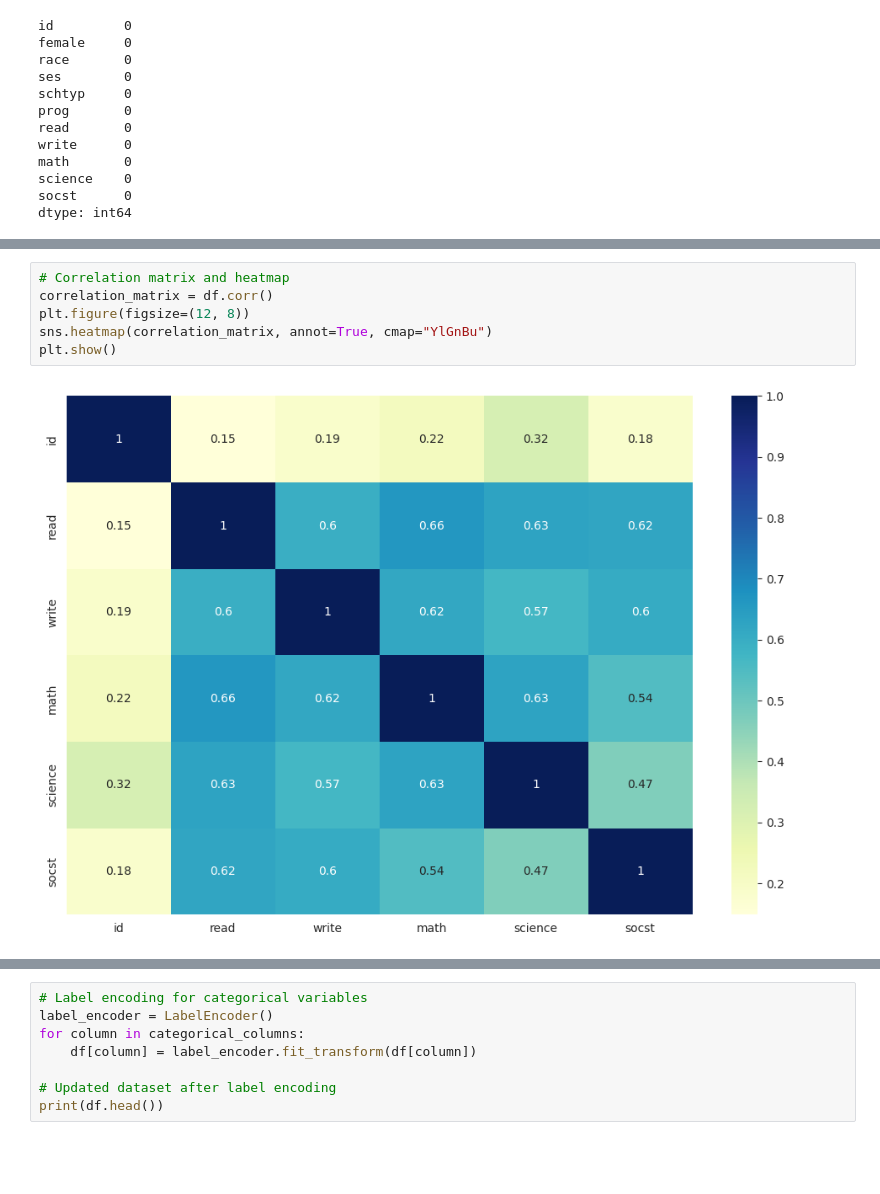
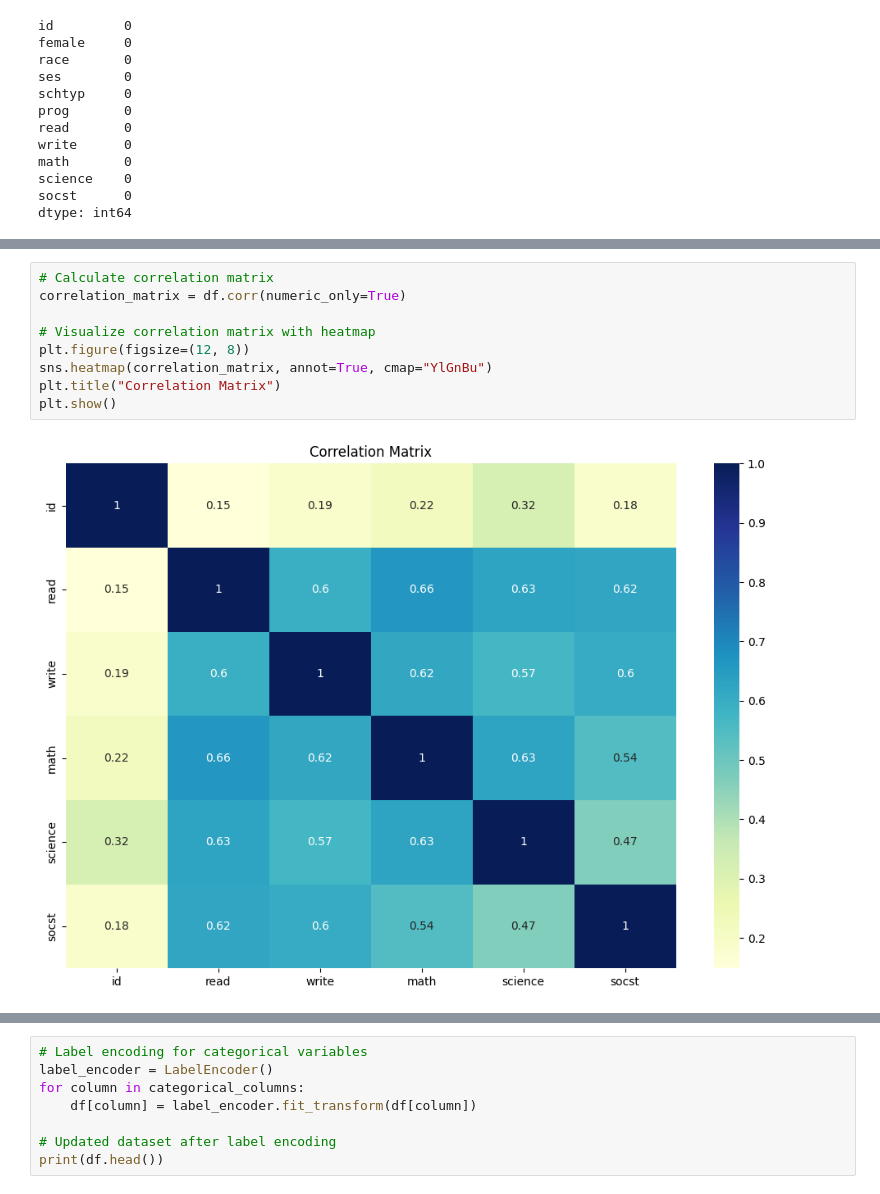
Before and after one commit to KenDaupsey/Exploratory-Data-Analysis-EDA-, a Jupyter notebook: Exploratory_Data_Analysis_(EDA)_4.ipynb, the cells around one changed output, grey strips where cells are left out. Cells and saved outputs as stored; diff of their text form; blank space fills up the shorter version.

```diff
--- a/Exploratory_Data_Analysis_(EDA)_4.ipynb
+++ b/Exploratory_Data_Analysis_(EDA)_4.ipynb
@@ -92,11 +92,14 @@ plt.show()
 # %%
-# Correlation matrix and heatmap
-correlation_matrix = df.corr()
+# Calculate correlation matrix
+correlation_matrix = df.corr(numeric_only=True)
+
+# Visualize correlation matrix with heatmap
 plt.figure(figsize=(12, 8))
 sns.heatmap(correlation_matrix, annot=True, cmap="YlGnBu")
+plt.title("Correlation Matrix")
 plt.show()
 # %% [output]
-[figure, old version]
+[figure, new version]
 # %%
 # Distribution of numerical variables
 numerical_columns = df.select_dtypes(include=[np.number]).columns.tolist()
```
Also changed, not shown: parts of 3 cells of this notebook.
